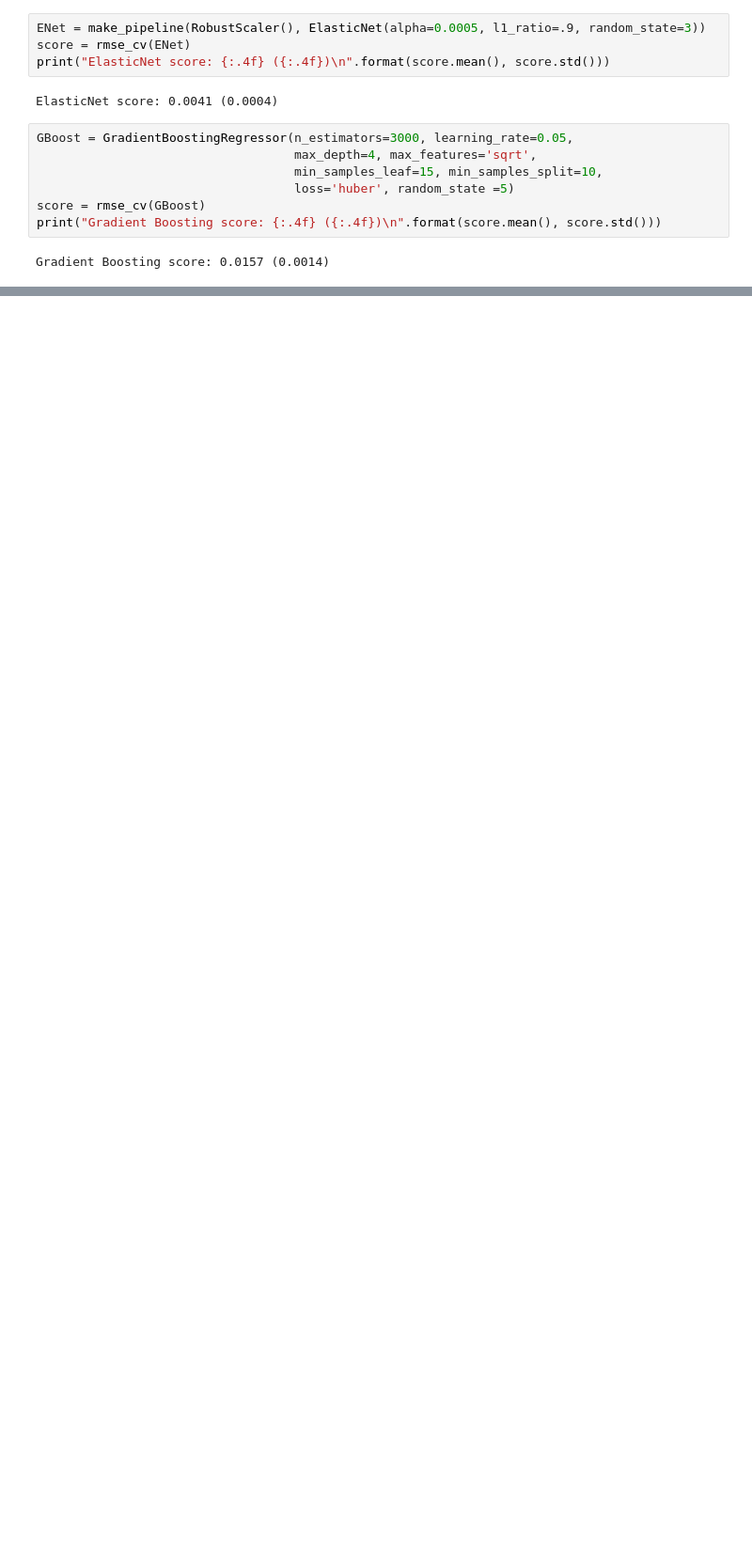
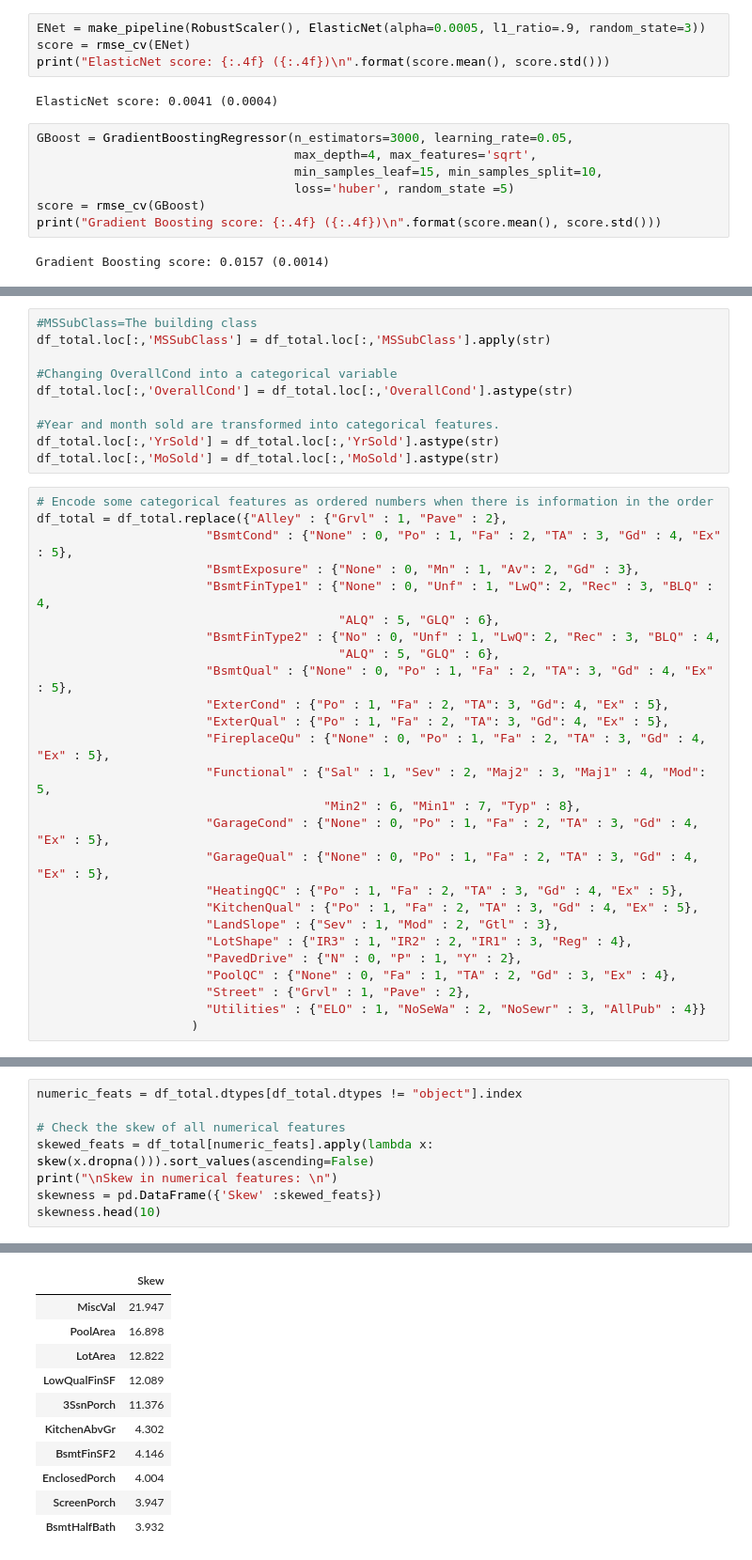
Before and after one commit to joonsooro/Dummified, a Jupyter notebook: Rudin/Dummified.ipynb, the cells around one changed output, grey strips where cells are left out. Shown at 94% size. Drawn from its saved outputs; the diff is of its cells as text; blank space fills up the shorter version.

```diff
--- a/Rudin/Dummified.ipynb
+++ b/Rudin/Dummified.ipynb
@@ -512,0 +630,36 @@ Xgboost score: 0.0182 (0.0017)
+# %%
+#MSSubClass=The building class
+df_total.loc[:,'MSSubClass'] = df_total.loc[:,'MSSubClass'].apply(str)
+
+#Changing OverallCond into a categorical variable
+df_total.loc[:,'OverallCond'] = df_total.loc[:,'OverallCond'].astype(str)
+
+#Year and month sold are transformed into categorical features.
+df_total.loc[:,'YrSold'] = df_total.loc[:,'YrSold'].astype(str)
+df_total.loc[:,'MoSold'] = df_total.loc[:,'MoSold'].astype(str)
+# %%
+# Encode some categorical features as ordered numbers when there is information in the order
+df_total = df_total.replace({"Alley" : {"Grvl" : 1, "Pave" : 2},
+                       "BsmtCond" : {"None" : 0, "Po" : 1, "Fa" : 2, "TA" : 3, "Gd" : 4, "Ex" : 5},
+                       "BsmtExposure" : {"None" : 0, "Mn" : 1, "Av": 2, "Gd" : 3},
+                       "BsmtFinType1" : {"None" : 0, "Unf" : 1, "LwQ": 2, "Rec" : 3, "BLQ" : 4,
+                                         "ALQ" : 5, "GLQ" : 6},
+                       "BsmtFinType2" : {"No" : 0, "Unf" : 1, "LwQ": 2, "Rec" : 3, "BLQ" : 4,
+                                         "ALQ" : 5, "GLQ" : 6},
+                       "BsmtQual" : {"None" : 0, "Po" : 1, "Fa" : 2, "TA": 3, "Gd" : 4, "Ex" : 5},
+                       "ExterCond" : {"Po" : 1, "Fa" : 2, "TA": 3, "Gd": 4, "Ex" : 5},
+                       "ExterQual" : {"Po" : 1, "Fa" : 2, "TA": 3, "Gd": 4, "Ex" : 5},
+                       "FireplaceQu" : {"None" : 0, "Po" : 1, "Fa" : 2, "TA" : 3, "Gd" : 4, "Ex" : 5},
+                       "Functional" : {"Sal" : 1, "Sev" : 2, "Maj2" : 3, "Maj1" : 4, "Mod": 5,
+                                       "Min2" : 6, "Min1" : 7, "Typ" : 8},
+                       "GarageCond" : {"None" : 0, "Po" : 1, "Fa" : 2, "TA" : 3, "Gd" : 4, "Ex" : 5},
+                       "GarageQual" : {"None" : 0, "Po" : 1, "Fa" : 2, "TA" : 3, "Gd" : 4, "Ex" : 5},
+                       "HeatingQC" : {"Po" : 1, "Fa" : 2, "TA" : 3, "Gd" : 4, "Ex" : 5},
+                       "KitchenQual" : {"Po" : 1, "Fa" : 2, "TA" : 3, "Gd" : 4, "Ex" : 5},
+                       "LandSlope" : {"Sev" : 1, "Mod" : 2, "Gtl" : 3},
+                       "LotShape" : {"IR3" : 1, "IR2" : 2, "IR1" : 3, "Reg" : 4},
+                       "PavedDrive" : {"N" : 0, "P" : 1, "Y" : 2},
+                       "PoolQC" : {"None" : 0, "Fa" : 1, "TA" : 2, "Gd" : 3, "Ex" : 4},
+                       "Street" : {"Grvl" : 1, "Pave" : 2},
+                       "Utilities" : {"ELO" : 1, "NoSeWa" : 2, "NoSewr" : 3, "AllPub" : 4}}
+                     )
@@ -512,0 +832,9 @@ Xgboost score: 0.0182 (0.0017)
+# %%
+numeric_feats = df_total.dtypes[df_total.dtypes != "object"].index
+
+# Check the skew of all numerical features
+skewed_feats = df_total[numeric_feats].apply(lambda x: skew(x.dropna())).sort_values(ascending=False)
+print("\nSkew in numerical features: \n")
+skewness = pd.DataFrame({'Skew' :skewed_feats})
+skewness.head(10)
+# %% [output]
@@ -512,0 +842,11 @@ Xgboost score: 0.0182 (0.0017)
+|  | Skew |
+| MiscVal | 21.947 |
+| PoolArea | 16.898 |
+| LotArea | 12.822 |
+| LowQualFinSF | 12.089 |
+| 3SsnPorch | 11.376 |
+| KitchenAbvGr | 4.302 |
+| BsmtFinSF2 | 4.146 |
+| EnclosedPorch | 4.004 |
+| ScreenPorch | 3.947 |
+| BsmtHalfBath | 3.932 |
```
Also changed, not shown: parts of 69 cells of this notebook, 2 other files.
